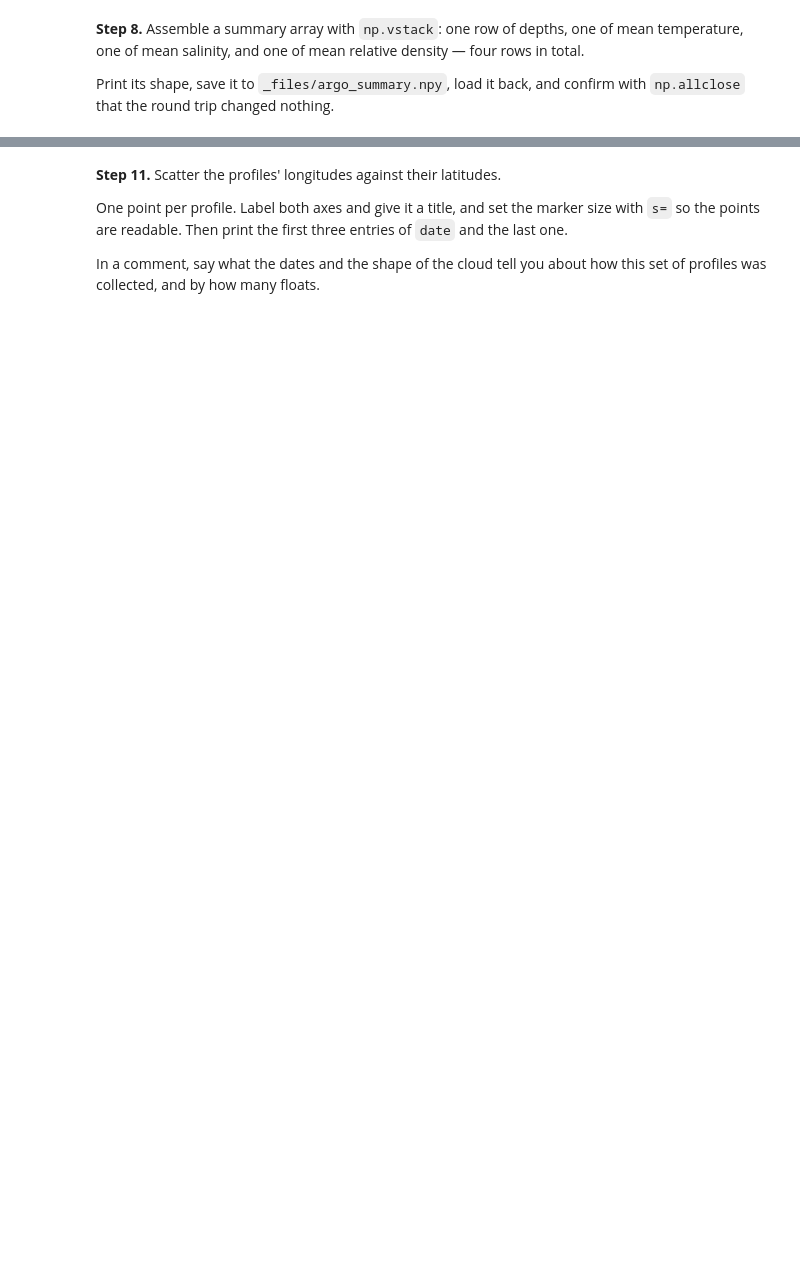
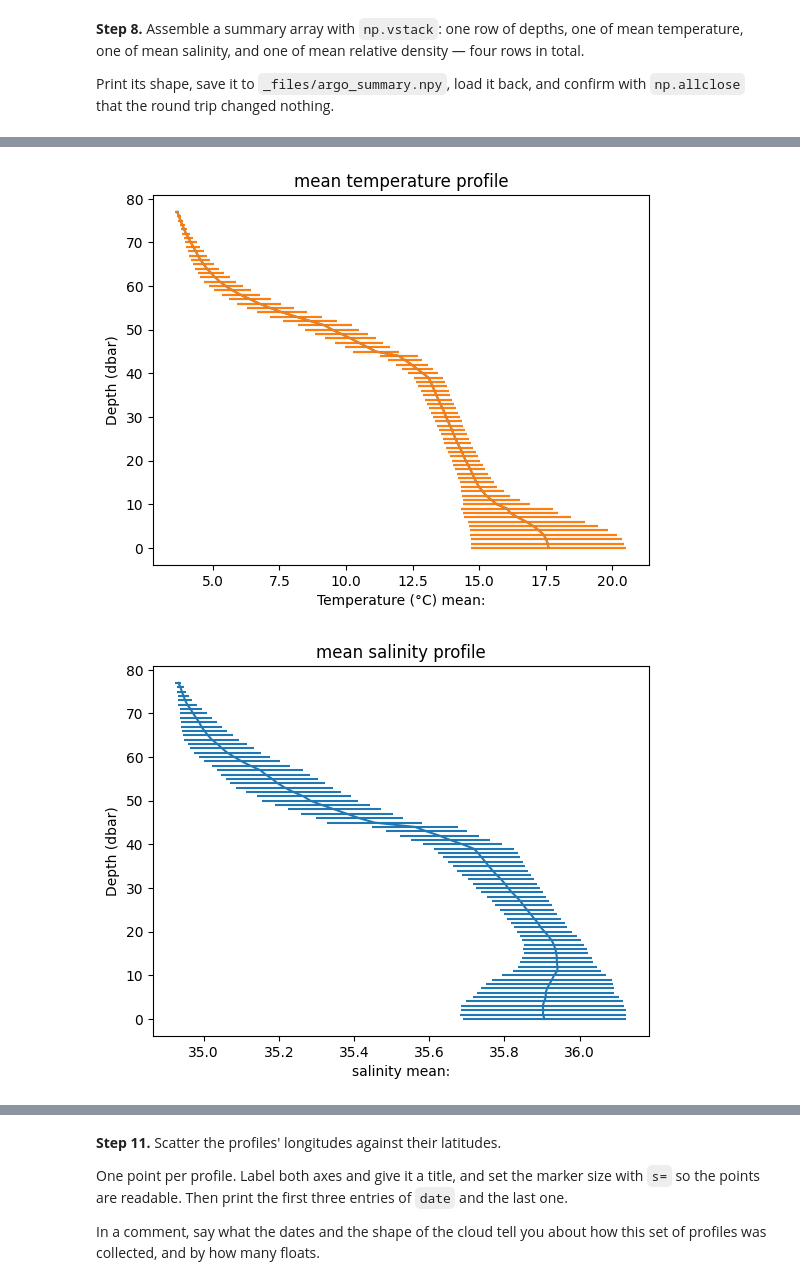
Before and after one commit to petermatta/2026_Intro_Python, a Jupyter notebook: live/part-I/1.3-numpy-exercises.ipynb, the cells around one changed output, grey strips where cells are left out. Cells and saved outputs as stored; diff of their text form; code cells hidden in the pictures; blank space fills up the shorter version.

```diff
--- a/live/part-I/1.3-numpy-exercises.ipynb
+++ b/live/part-I/1.3-numpy-exercises.ipynb
@@ -606,6 +729,43 @@ Because the variable is on the *x*-axis, the spread is a *horizontal* error bar
 In a comment, say what the width of the error bars tells you about how much the profiles disagree
 near the surface compared with at depth.
 # %%
-# Your solution here
-# Hint: plt.errorbar(mean_S, level, xerr=std_S)
-# Hint: use the nan-aware versions from Step 6, or every bar will be missing
+import matplotlib.pyplot as plt
+plt.figure()
+plt.errorbar(mean_T, level, xerr=std_T)
+plt.xlabel("Temperature (°C) mean:")
+plt.ylabel("Depth (dbar)")
+plt.errorbar(mean_T, level, xerr=std_T)
+plt.title("mean temperature profile")
+plt.show()
+
+
+plt.figure()
+plt.errorbar(mean_S, level, xerr=std_S)
+plt.xlabel("salinity mean:")
+plt.ylabel("Depth (dbar)")
+plt.title("mean salinity profile")
+plt.show()
+
+
+plt.figure()
+plt.errorbar(mean_P, level, xerr=std_P)
+plt.xlabel("pressure mean:")
+plt.ylabel("Depth (dbar)")
+plt.errorbar(mean_P, level, xerr=std_P)
+plt.title("mean pressure profile")
+plt.show()
+
+
+plt.figure()
+plt.errorbar(mean_density, level, xerr=std_density)
+plt.xlabel("mean density:")
+plt.ylabel("Depth (dbar)")
+plt.errorbar(mean_density, level, xerr=std_density)
+plt.title("mean density profile")
+plt.show()
+# Wider error bars mean that the profiles disagree more at that depth,
+# while narrower error bars mean that the profiles are more similar.
+# Comparing surface and deep values shows how the variability changes with depth.
+# %% [output]
+[figure, added]
+[figure, added]
```
Also changed, not shown: parts of 11 cells of this notebook.
